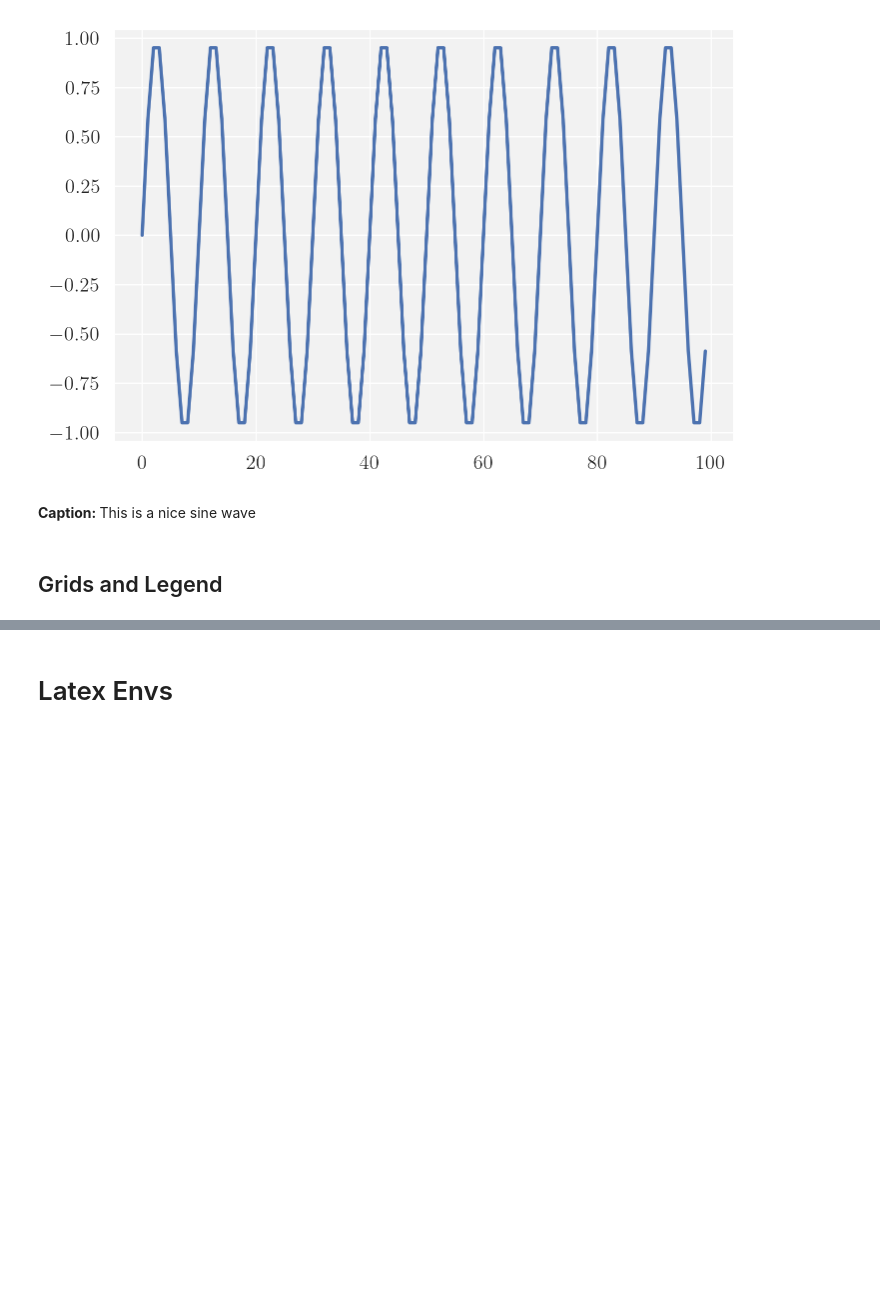
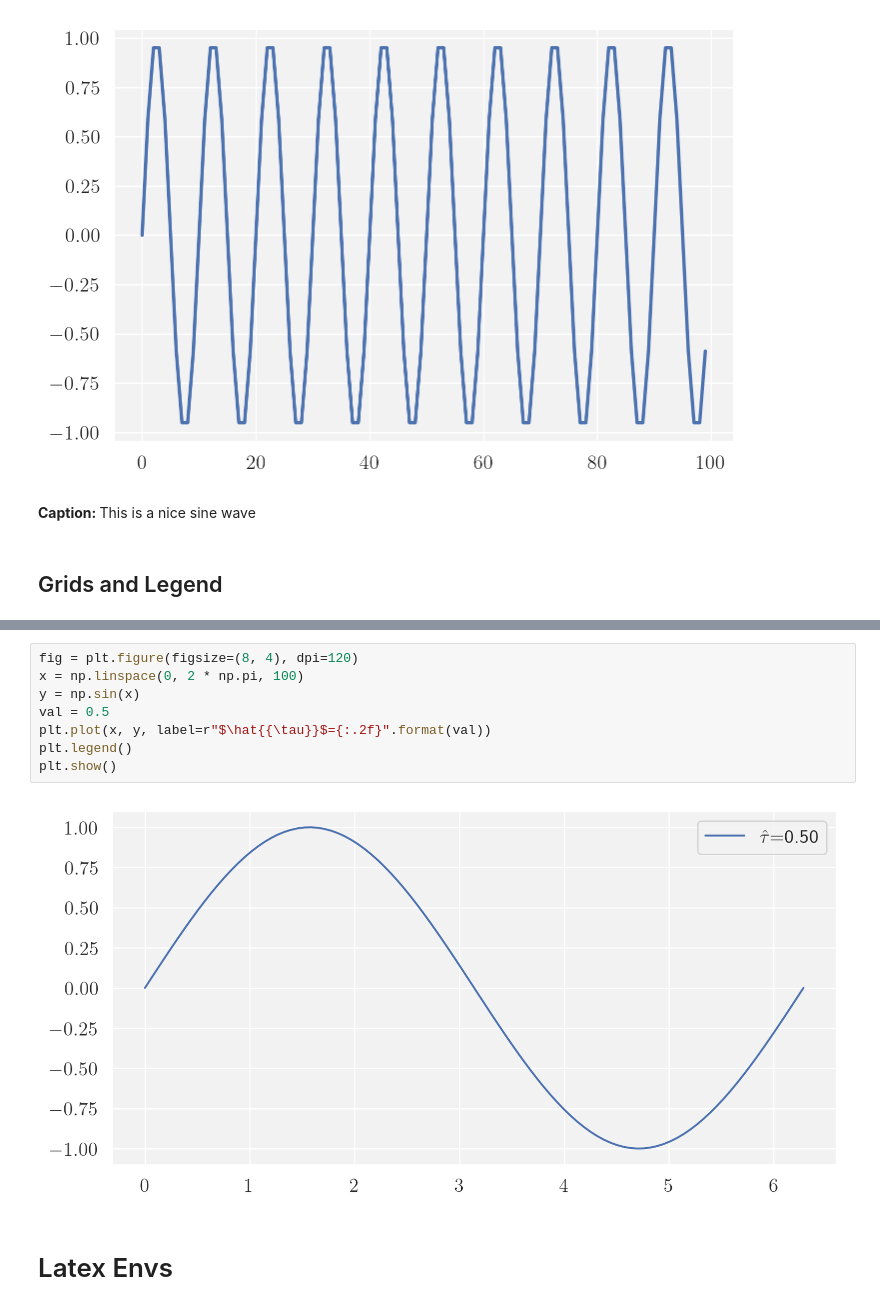
Before and after one commit to nicolossus/Master-thesis, a Jupyter notebook: notebooks/development/Z. Notebook Tricks.ipynb, the cells around one changed output, grey strips where cells are left out. Drawn from its saved outputs; the diff is of its cells as text; blank space fills up the shorter version.

```diff
--- a/notebooks/development/Z. Notebook Tricks.ipynb
+++ b/notebooks/development/Z. Notebook Tricks.ipynb
@@ -440,2 +444,12 @@ NameError: name 'plt' is not defined
+# %%
+fig = plt.figure(figsize=(8, 4), dpi=120)
+x = np.linspace(0, 2 * np.pi, 100)
+y = np.sin(x)
+val = 0.5
+plt.plot(x, y, label=r"$\hat{{\tau}}$={:.2f}".format(val))
+plt.legend()
+plt.show()
+# %% [output]
+[figure, added]
 # %% [markdown]
 # Latex Envs <a name="tex"></a>
```
Also changed, not shown: parts of 17 cells of this notebook, 20 other files.
